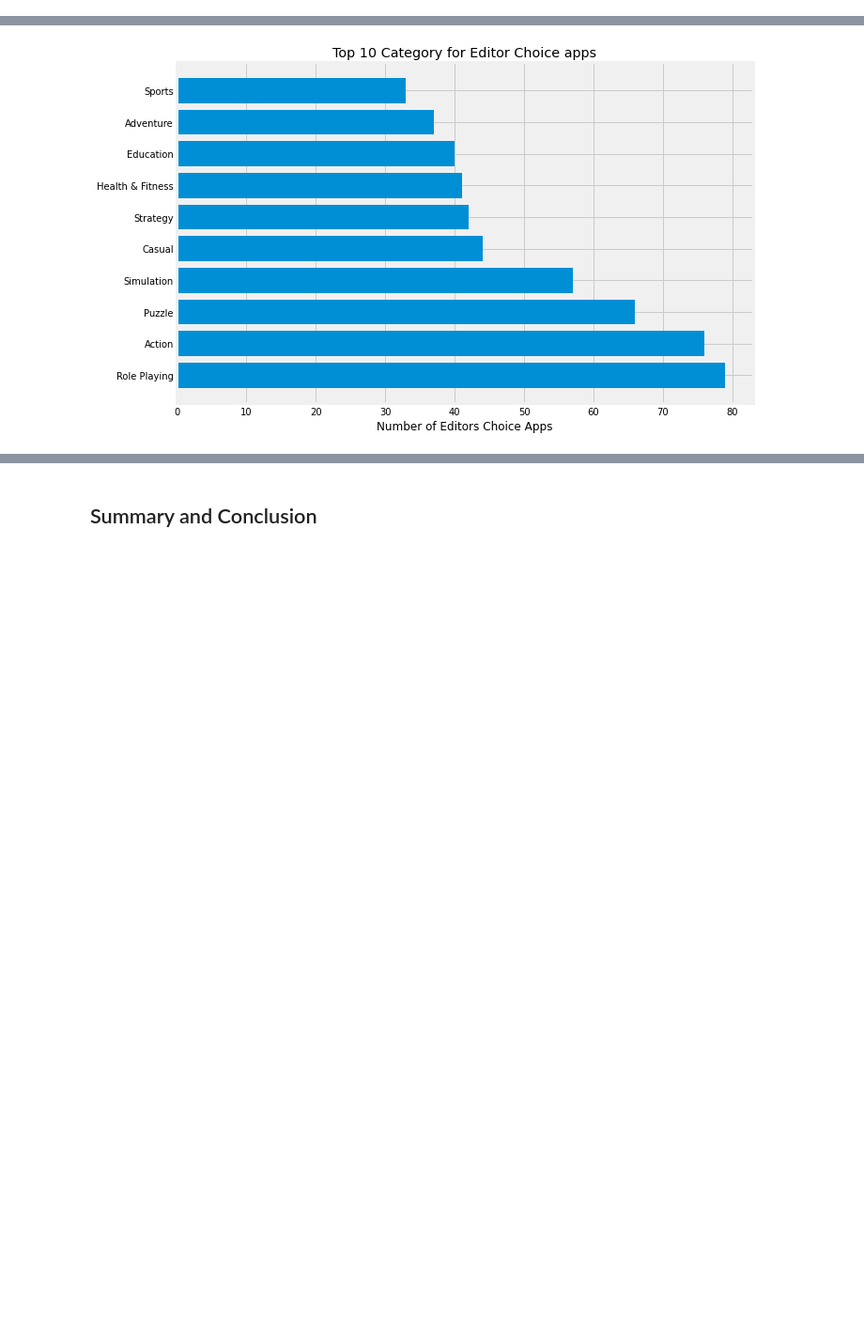
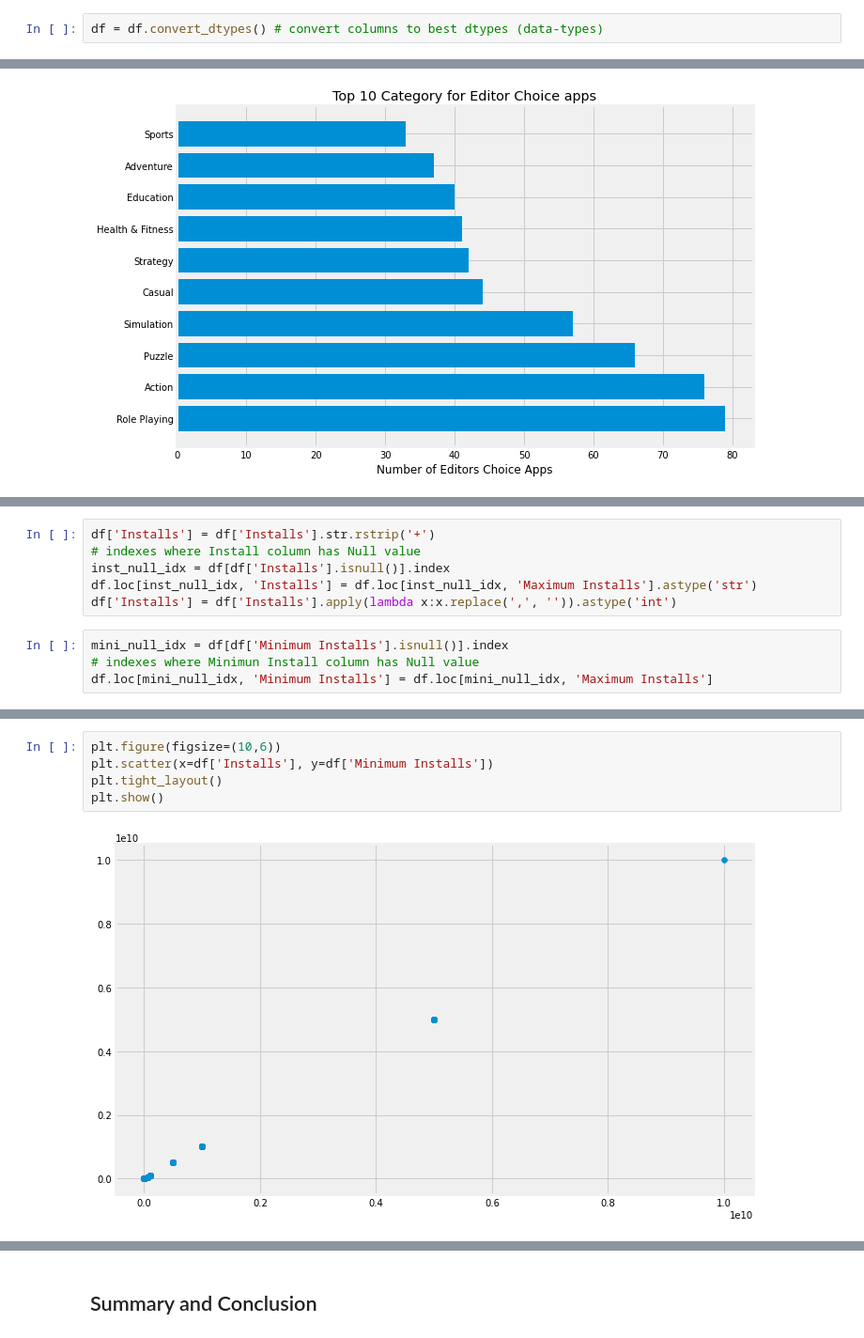
Before and after one commit to pttrupt/EDA-on-Google-play-store-apps-, a Jupyter notebook: EDA_on_applications.ipynb, the cells around one changed output, grey strips where cells are left out. Shown at 94% size. Drawn from its saved outputs; the diff is of its cells as text; blank space fills up the shorter version.

```diff
--- a/EDA_on_applications.ipynb
+++ b/EDA_on_applications.ipynb
@@ -61,6 +60,8 @@ Warning: Total number of columns (24) exceeds max_columns (20) limiting to first
 df.shape
 # %% [output]
 (2312944, 24)
+# %%
+df = df.convert_dtypes() # convert columns to best dtypes (data-types)
 # %%
 df.info()
 # %% [output]
@@ -235,0 +194,10 @@ plt.show()
+# %%
+df['Installs'] = df['Installs'].str.rstrip('+')
+# indexes where Install column has Null value
+inst_null_idx = df[df['Installs'].isnull()].index
+df.loc[inst_null_idx, 'Installs'] = df.loc[inst_null_idx, 'Maximum Installs'].astype('str')
+df['Installs'] = df['Installs'].apply(lambda x:x.replace(',', '')).astype('int')
+# %%
+mini_null_idx = df[df['Minimum Installs'].isnull()].index
+# indexes where Minimun Install column has Null value
+df.loc[mini_null_idx, 'Minimum Installs'] = df.loc[mini_null_idx, 'Maximum Installs']
@@ -235,0 +227,7 @@ plt.show()
+# %%
+plt.figure(figsize=(10,6))
+plt.scatter(x=df['Installs'], y=df['Minimum Installs'])
+plt.tight_layout()
+plt.show()
+# %% [output]
+[figure, added]
```
Also changed, not shown: parts of 48 cells of this notebook.
